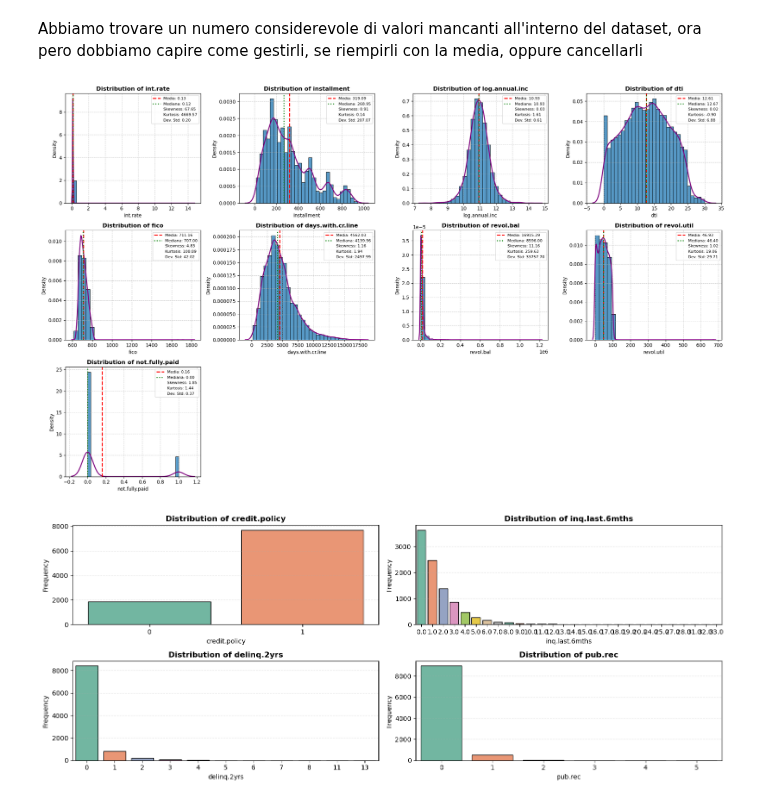
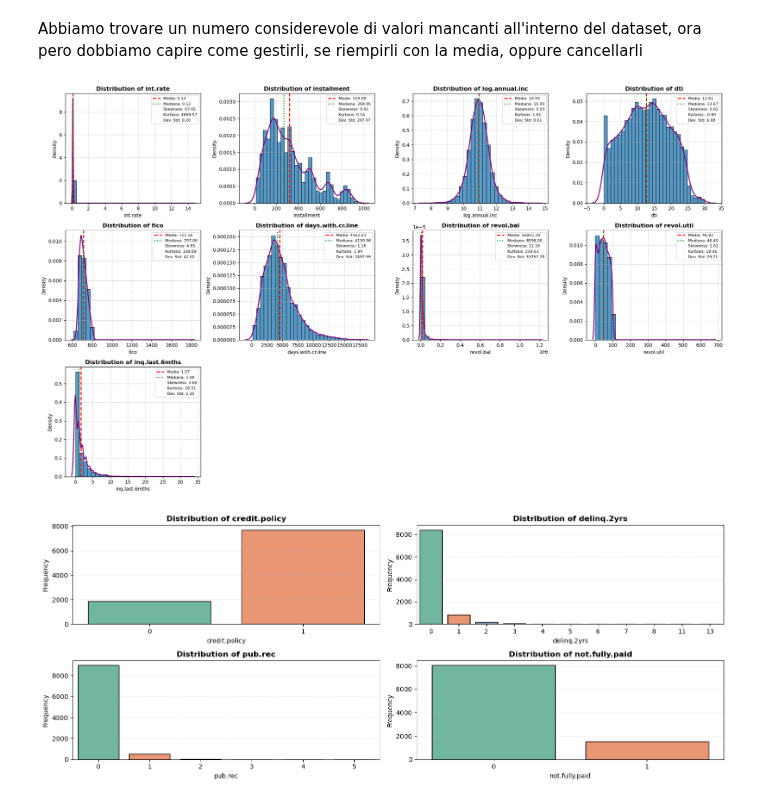
Before and after one commit to gabrielniculaesei/lendingclub-dataset, a Jupyter notebook: Project.ipynb, the cells around one changed output. Cells and saved outputs as stored; diff of their text form; code cells hidden in the pictures.

```diff
--- a/Project.ipynb
+++ b/Project.ipynb
@@ -183,7 +183,7 @@ import numpy as np
 
 # Separiamo colonne continue e discrete
 numeric_cols = data.select_dtypes(include=[np.number]).columns.drop('customer.id')
-discrete_cols = ['credit.policy', 'inq.last.6mths', 'delinq.2yrs', 'pub.rec']
+discrete_cols = ['credit.policy', 'delinq.2yrs', 'pub.rec', 'not.fully.paid']
 continuous_cols = [col for col in numeric_cols if col not in discrete_cols]
 
 # Griglia per variabili CONTINUE (istogramma + KDE)
@@ -217,32 +217,32 @@ for i, col in enumerate(continuous_cols):
     # Statistiche nella legenda
     plt.plot([], [], ' ', label=f'Skewness: {skew_val:.2f}')
     plt.plot([], [], ' ', label=f'Kurtosis: {kurt_val:.2f}')
     plt.plot([], [], ' ', label=f'Dev. Std: {std_val:.2f}')
 
     plt.legend(fontsize=8, loc='best')
     plt.grid(True, linestyle="--", alpha=0.6)
     plt.xlabel(col, fontsize=10)
     plt.ylabel('Density', fontsize=10)
 
 plt.tight_layout()
 plt.show()
 
 # Griglia per variabili DISCRETE (bar plot)
 n_cols_disc = len(discrete_cols)
 n_rows_disc = int(np.ceil(n_cols_disc / 2))
 
 plt.figure(figsize=(15, n_rows_disc * 3))
 
 for i, col in enumerate(discrete_cols):
     plt.subplot(n_rows_disc, 2, i+1)
     sns.countplot(data=data, x=col, hue=col, palette='Set2', legend=False, edgecolor="black")
     plt.title(f"Distribution of {col}", fontsize=12, fontweight='bold')
     plt.xlabel(col, fontsize=10)
     plt.ylabel('Frequency', fontsize=10)
     plt.grid(True, linestyle="--", alpha=0.3, axis='y')
 
 plt.tight_layout()
 plt.show()
 # %% [output]
-[figure, old version]
+[figure, new version]
-[figure, old version]
+[figure, new version]
```
